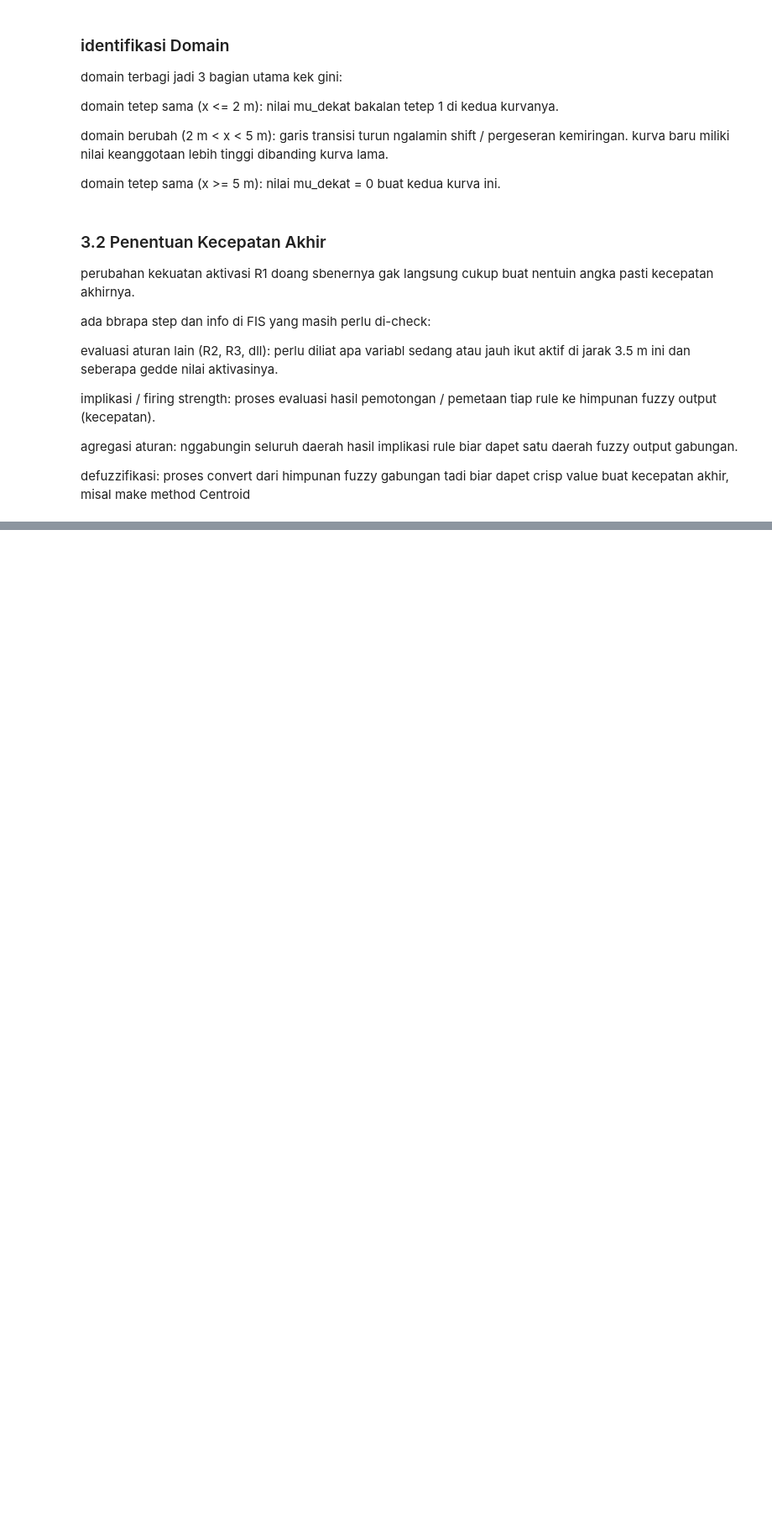
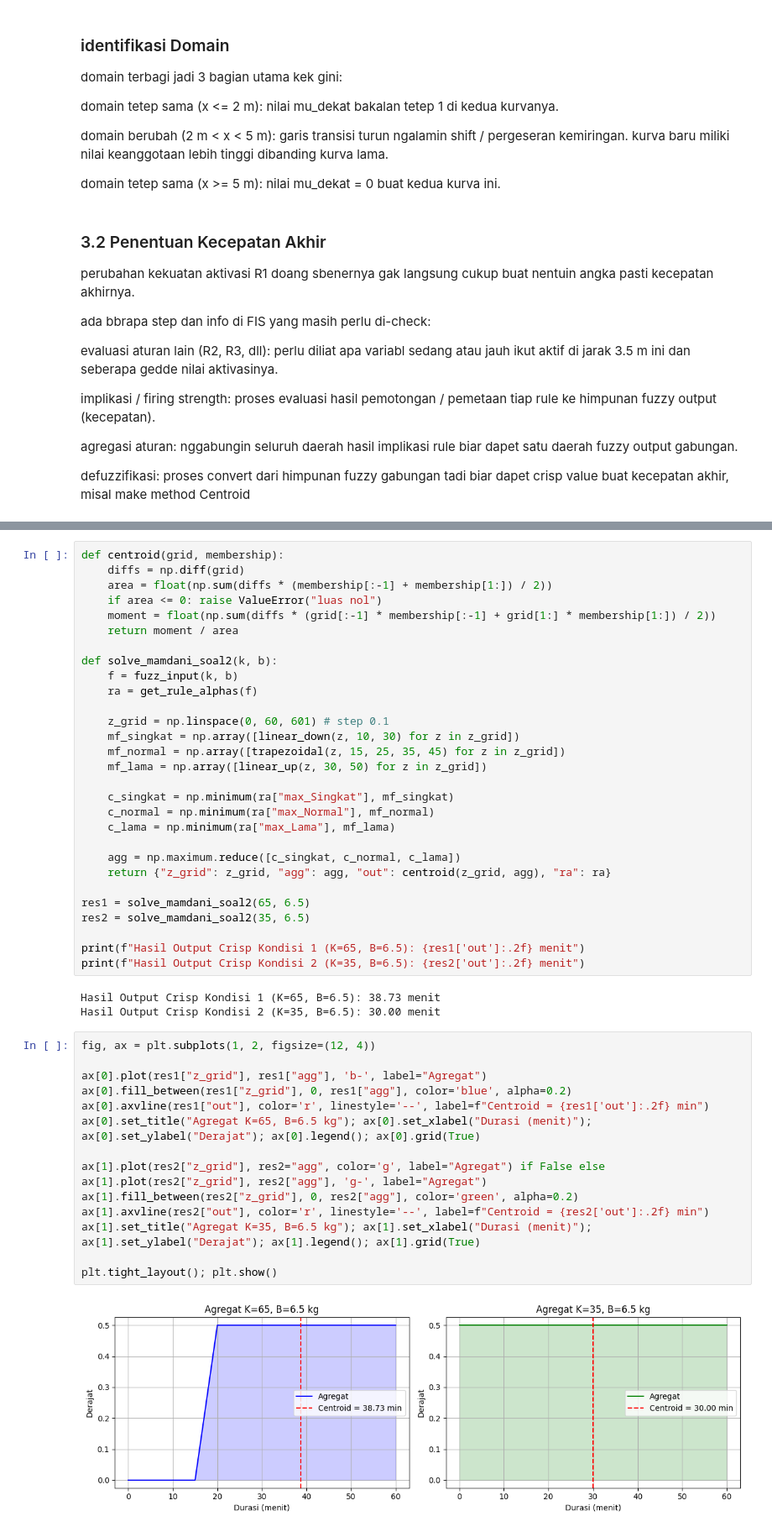
Before and after one commit to catherineapriliaharlina/Praktikum-KK, a Jupyter notebook: fuzzy-logic/Praktikum4_5054251012_CatherineApriliaHarlina.ipynb, the cells around one changed output, grey strips where cells are left out. Shown at 84% size. Drawn from its saved outputs; the diff is of its cells as text; blank space fills up the shorter version.

```diff
--- a/fuzzy-logic/Praktikum4_5054251012_CatherineApriliaHarlina.ipynb
+++ b/fuzzy-logic/Praktikum4_5054251012_CatherineApriliaHarlina.ipynb
@@ -246,0 +660,48 @@ proses convert dari himpunan fuzzy gabungan tadi biar dapet crisp value buat kec
+# %%
+def centroid(grid, membership):
+    diffs = np.diff(grid)
+    area = float(np.sum(diffs * (membership[:-1] + membership[1:]) / 2))
+    if area <= 0: raise ValueError("luas nol")
+    moment = float(np.sum(diffs * (grid[:-1] * membership[:-1] + grid[1:] * membership[1:]) / 2))
+    return moment / area
+
+def solve_mamdani_soal2(k, b):
+    f = fuzz_input(k, b)
+    ra = get_rule_alphas(f)
+
+    z_grid = np.linspace(0, 60, 601) # step 0.1
+    mf_singkat = np.array([linear_down(z, 10, 30) for z in z_grid])
+    mf_normal = np.array([trapezoidal(z, 15, 25, 35, 45) for z in z_grid])
+    mf_lama = np.array([linear_up(z, 30, 50) for z in z_grid])
+
+    c_singkat = np.minimum(ra["max_Singkat"], mf_singkat)
+    c_normal = np.minimum(ra["max_Normal"], mf_normal)
+    c_lama = np.minimum(ra["max_Lama"], mf_lama)
+
+    agg = np.maximum.reduce([c_singkat, c_normal, c_lama])
+    return {"z_grid": z_grid, "agg": agg, "out": centroid(z_grid, agg), "ra": ra}
+
+res1 = solve_mamdani_soal2(65, 6.5)
+res2 = solve_mamdani_soal2(35, 6.5)
+
+print(f"Hasil Output Crisp Kondisi 1 (K=65, B=6.5): {res1['out']:.2f} menit")
+print(f"Hasil Output Crisp Kondisi 2 (K=35, B=6.5): {res2['out']:.2f} menit")
+# %% [output]
+Hasil Output Crisp Kondisi 1 (K=65, B=6.5): 38.73 menit
+Hasil Output Crisp Kondisi 2 (K=35, B=6.5): 30.00 menit
+# %%
+fig, ax = plt.subplots(1, 2, figsize=(12, 4))
+
+ax[0].plot(res1["z_grid"], res1["agg"], 'b-', label="Agregat")
+ax[0].fill_between(res1["z_grid"], 0, res1["agg"], color='blue', alpha=0.2)
+ax[0].axvline(res1["out"], color='r', linestyle='--', label=f"Centroid = {res1['out']:.2f} min")
+ax[0].set_title("Agregat K=65, B=6.5 kg"); ax[0].set_xlabel("Durasi (menit)"); ax[0].set_ylabel("Derajat"); ax[0].legend(); ax[0].grid(True)
+
+ax[1].plot(res2["z_grid"], res2="agg", color='g', label="Agregat") if False else ax[1].plot(res2["z_grid"], res2["agg"], 'g-', label="Agregat")
+ax[1].fill_between(res2["z_grid"], 0, res2["agg"], color='green', alpha=0.2)
+ax[1].axvline(res2["out"], color='r', linestyle='--', label=f"Centroid = {res2['out']:.2f} min")
+ax[1].set_title("Agregat K=35, B=6.5 kg"); ax[1].set_xlabel("Durasi (menit)"); ax[1].set_ylabel("Derajat"); ax[1].legend(); ax[1].grid(True)
+
+plt.tight_layout(); plt.show()
+# %% [output]
+[figure, added]
```
Also changed, not shown: parts of 35 cells of this notebook.
